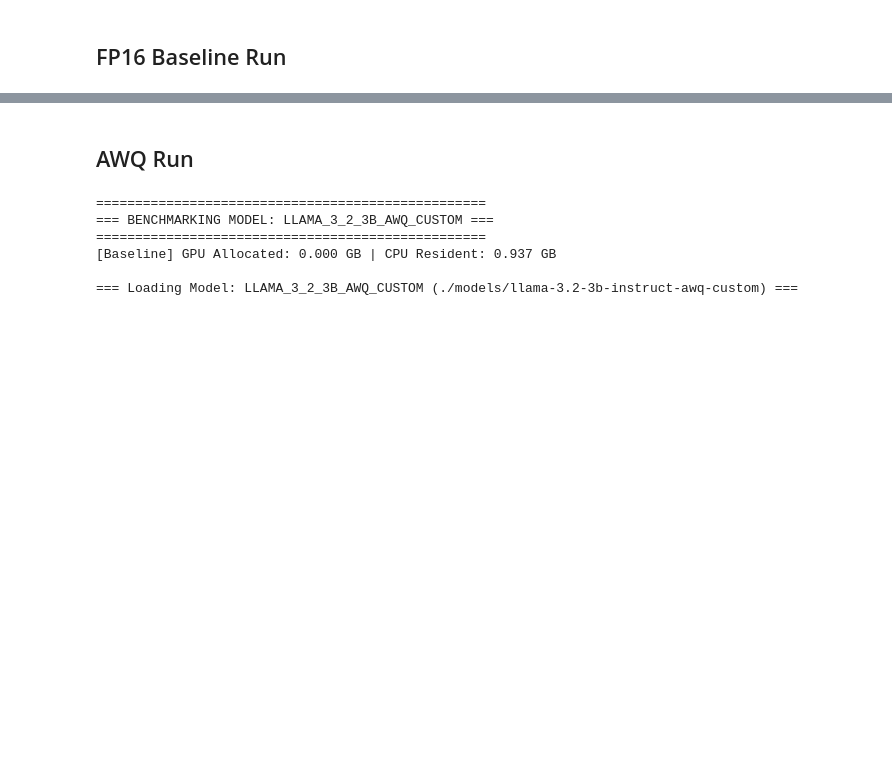
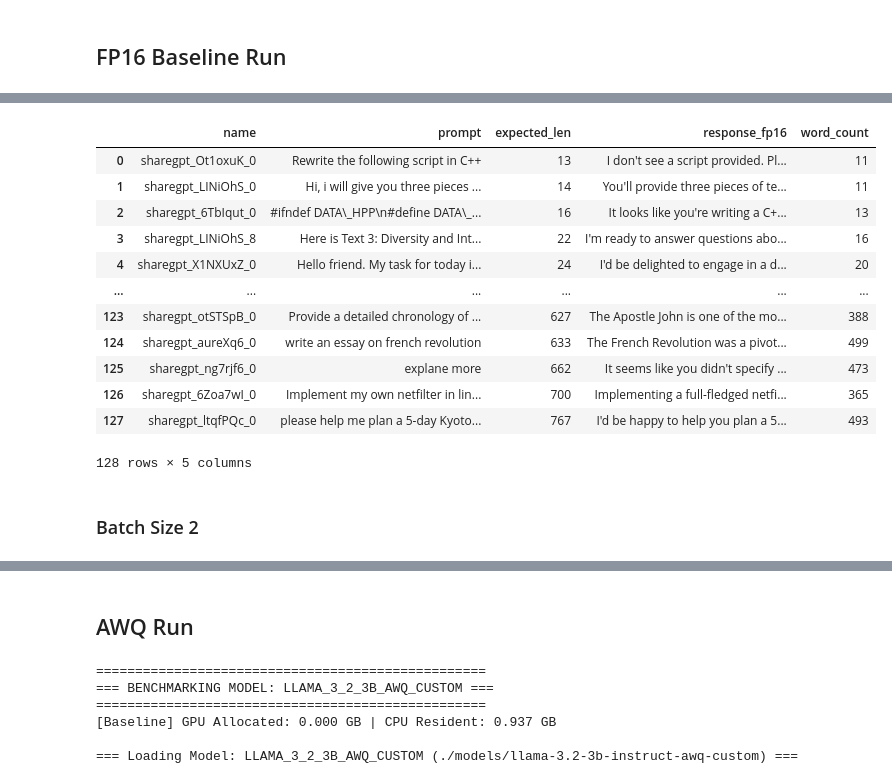
Before and after one commit to yedhuk/awq-gptq-pipelines, a Jupyter notebook: notebooks/llama_3_2_3b_inference_benchmark.ipynb, the cells around one changed output, grey strips where cells are left out. Drawn from its saved outputs; the diff is of its cells as text; code cells hidden in the pictures; blank space fills up the shorter version.

```diff
--- a/notebooks/llama_3_2_3b_inference_benchmark.ipynb
+++ b/notebooks/llama_3_2_3b_inference_benchmark.ipynb
@@ -88,7 +327,7 @@ def add_metric(df, metric, stage, model, value):
 ## MLFlow Logging
 # %%
 mlflow.set_tracking_uri("http://localhost:5000")
-mlflow.set_experiment("AWQ Quantization Benchmarking")
+mlflow.set_experiment("Quantization Benchmarking")
 print(mlflow.get_tracking_uri())
 # %% [output]
 http://localhost:5000
@@ -154,6 +395,14 @@ class TTFTStreamer:
 def run_inference(model_id, df, model_label):
 
     mlflow_start_run(f"Benchmarking {model_label}")
+
+
+    mlflow.log_params({
+            "dataset": DATASET,
+            "dataset_expected_len" : EXPECTED_LEN,
+            "dataset_sample_size" : SAMPLE_SIZE,
+            "dataset_loaded_from_cache" : LOAD_CACHE
+        })
 
     print(f"\n==================================================")
     print(f"=== BENCHMARKING MODEL: {model_label} ===")
@@ -185,6 +434,8 @@ def run_inference(model_id, df, model_label):
         # Llama 3 models require setting the pad token if it's not set
         if tokenizer.pad_token is None:
             tokenizer.pad_token = tokenizer.eos_token
+
+        tokenizer.padding_side = "left"
 
         # Load model (Transformers natively supports AWQ if autoawq is installed)
         model = AutoModelForCausalLM.from_pretrained(
@@ -417,0 +1075,2 @@ gpu_allocated             post_cleanup                       None
+# %%
+dataset["response_fp16"] = run_batch_inference(MODEL_FP16, dataset, f"LLAMA_3_2_3B_FP16_BATCH_SIZE_1_{EXPECTED_LEN}_LEN", batch_size=1)
@@ -417,0 +1112,20 @@ gpu_allocated             post_cleanup                       None
+# %%
+dataset['word_count'] = dataset['response_fp16'].str.split().str.len()
+# %%
+dataset
+# %% [output]
+|  | name | prompt | expected_len | response_fp16 | word_count |
+| 0 | sharegpt_Ot1oxuK_0 | Rewrite the following script in C++ | 13 | I don't see a script provided. Pl... | 11 |
+| 1 | sharegpt_LINiOhS_0 | Hi, i will give you three pieces ... | 14 | You'll provide three pieces of te... | 11 |
+| 2 | sharegpt_6TbIqut_0 | #ifndef DATA\_HPP\n#define DATA\_... | 16 | It looks like you're writing a C+... | 13 |
+| 3 | sharegpt_LINiOhS_8 | Here is Text 3: Diversity and Int... | 22 | I'm ready to answer questions abo... | 16 |
+| 4 | sharegpt_X1NXUxZ_0 | Hello friend. My task for today i... | 24 | I'd be delighted to engage in a d... | 20 |
+| ... | ... | ... | ... | ... | ... |
+| 123 | sharegpt_otSTSpB_0 | Provide a detailed chronology of ... | 627 | The Apostle John is one of the mo... | 388 |
+| 124 | sharegpt_aureXq6_0 | write an essay on french revolution | 633 | The French Revolution was a pivot... | 499 |
+| 125 | sharegpt_ng7rjf6_0 | explane more | 662 | It seems like you didn't specify ... | 473 |
+| 126 | sharegpt_6Zoa7wI_0 | Implement my own netfilter in lin... | 700 | Implementing a full-fledged netfi... | 365 |
+| 127 | sharegpt_ltqfPQc_0 | please help me plan a 5-day Kyoto... | 767 | I'd be happy to help you plan a 5... | 493 |
+128 rows × 5 columns
+# %% [markdown]
+### Batch Size 2
```
Also changed, not shown: parts of 54 cells of this notebook, 4 other files.
